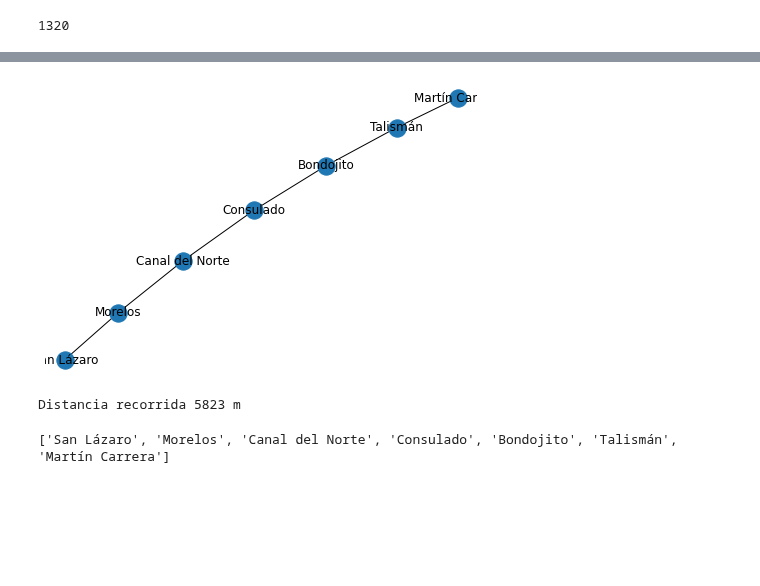
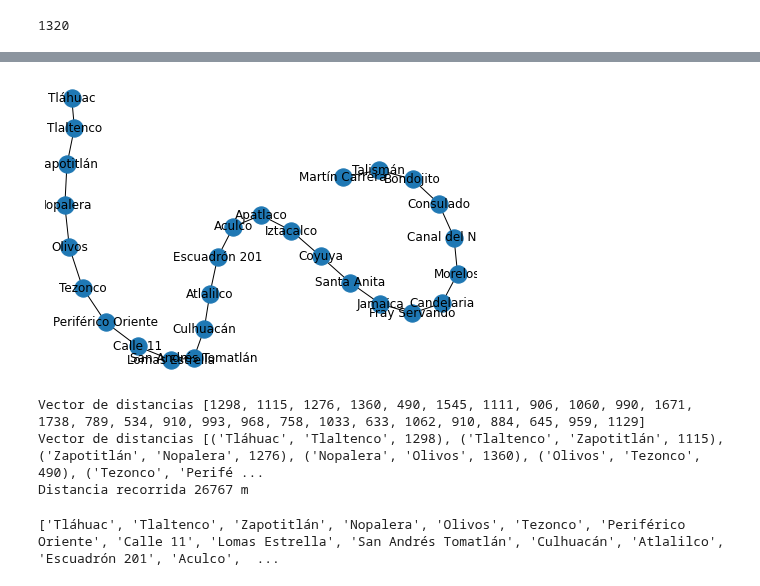
Before and after one commit to jcjimenezb123/ProgramacionPython, a Jupyter notebook: Grafos.ipynb, the cells around one changed output, grey strips where cells are left out. Saved outputs shown, nothing was run; the diff lists cells and outputs as text; code cells hidden in the pictures; blank space fills up the shorter version.

```diff
--- a/Grafos.ipynb
+++ b/Grafos.ipynb
@@ -104,5 +106,5 @@ df.head()
 # %%
-G=nx.from_pandas_edgelist(df, 'Desde', 'Hasta', 'Distancia')
+G=nx.from_pandas_edgelist(df, 'Desde', 'Hasta', ['Distancia','Color','Linea'])
 G.nodes()
 # %% [output]
 NodeView(('Pantitlán', 'Zaragoza', 'Gómez Farías', 'Boulevard Puerto Aéreo', 'Balbuena', 'Moctezuma', 'San Lázaro', 'Candelaria', 'Merced', 'Pino Suárez', 'Isabel la Católica', 'Salto del Agua', 'Bald ...
@@ -133,4 +145,4 @@ G['Balbuena']['Moctezuma']['Distancia']
 # %%
-sp = nx.dijkstra_path(G,source = 'San Lázaro', target = 'Martín Carrera')
-print(sp)
+ruta = nx.dijkstra_path(G,source = 'Tláhuac', target = 'Martín Carrera')
+print(ruta)
 # %% [output]
@@ -138,19 +172,20 @@ print(sp)
 # %%
-ruta=G.subgraph(sp)
-nx.draw(ruta,with_labels=1)
+r=G.subgraph(ruta)
+nx.draw(r,with_labels=1)
 # %% [output]
-[figure, old version]
+[figure, new version]
-# %%
-total=0
-for i in range(len(sp)-1):
-  nodo1=sp[i]
-  nodo2=sp[i+1]
-  total+=G[nodo1][nodo2]['Distancia']
-print('Distancia recorrida %s m' % (total))
-# %% [output]
-Distancia recorrida 5823 m
+# %%
+d=[G[ruta[i]][ruta[i+1]]['Distancia'] for i in range(len(ruta)-1)]
+ds=[(ruta[i],ruta[i+1],G[ruta[i]][ruta[i+1]]['Distancia']) for i in range(len(ruta)-1)]
+print('Vector de distancias %s'%d)
+print('Vector de distancias %s'%ds)
+print('Distancia recorrida %s m' %sum(d))
+# %% [output]
+Vector de distancias [1298, 1115, 1276, 1360, 490, 1545, 1111, 906, 1060, 990, 1671, 1738, 789, 534, 910, 993, 968, 758, 1033, 633, 1062, 910, 884, 645, 959, 1129]
+Vector de distancias [('Tláhuac', 'Tlaltenco', 1298), ('Tlaltenco', 'Zapotitlán', 1115), ('Zapotitlán', 'Nopalera', 1276), ('Nopalera', 'Olivos', 1360), ('Olivos', 'Tezonco', 490), ('Tezonco', 'Perifé ...
+Distancia recorrida 26767 m
 # %%
-sp = nx.astar_path(G,source = 'San Lázaro', target = 'Martín Carrera')
-print(sp)
+ruta = nx.astar_path(G,source = 'Tláhuac', target = 'Martín Carrera')
+print(ruta)
 # %% [output]
-['San Lázaro', 'Morelos', 'Canal del Norte', 'Consulado', 'Bondojito', 'Talismán', 'Martín Carrera']
+['Tláhuac', 'Tlaltenco', 'Zapotitlán', 'Nopalera', 'Olivos', 'Tezonco', 'Periférico Oriente', 'Calle 11', 'Lomas Estrella', 'San Andrés Tomatlán', 'Culhuacán', 'Atlalilco', 'Escuadrón 201', 'Aculco',  ...
```
Also changed, not shown: parts of 10 cells of this notebook.
